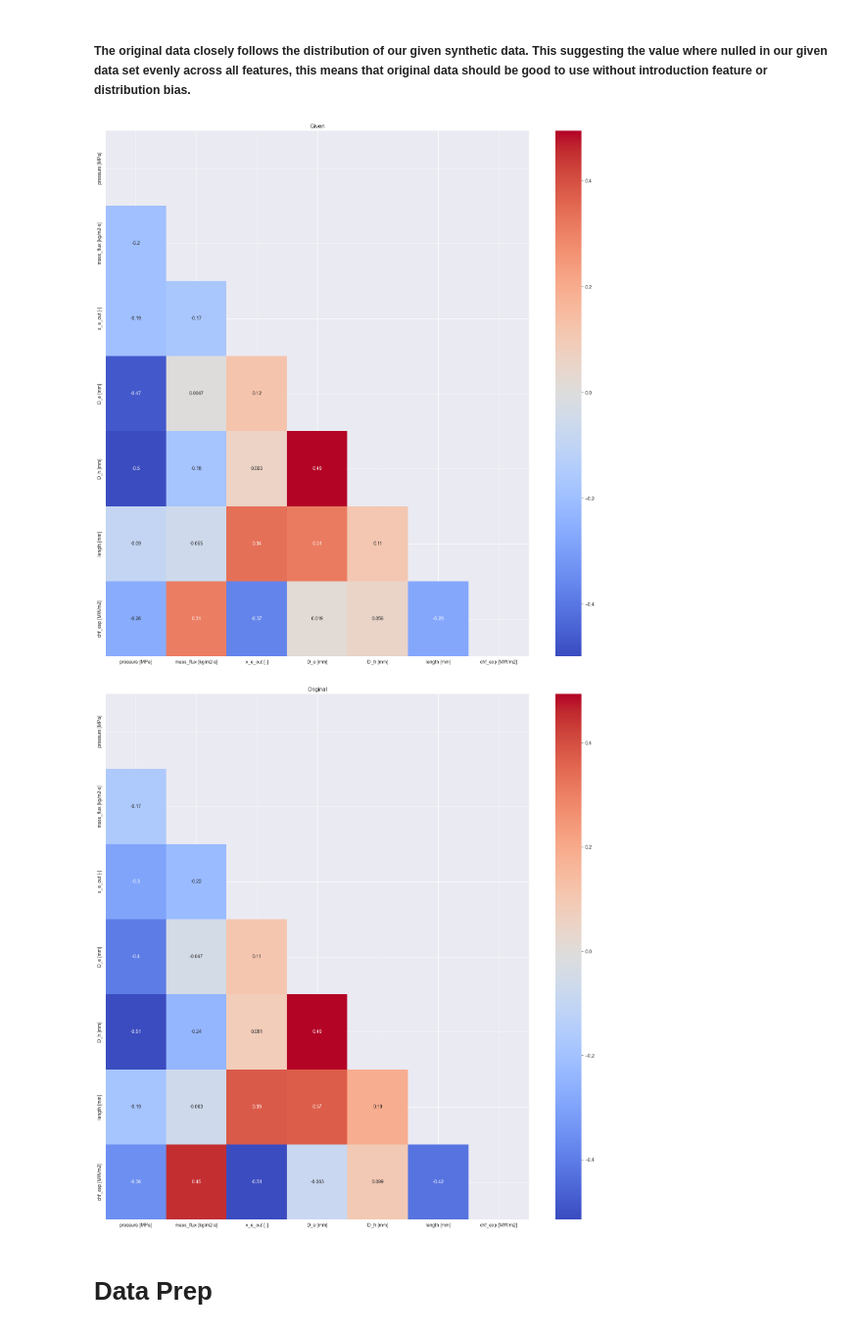
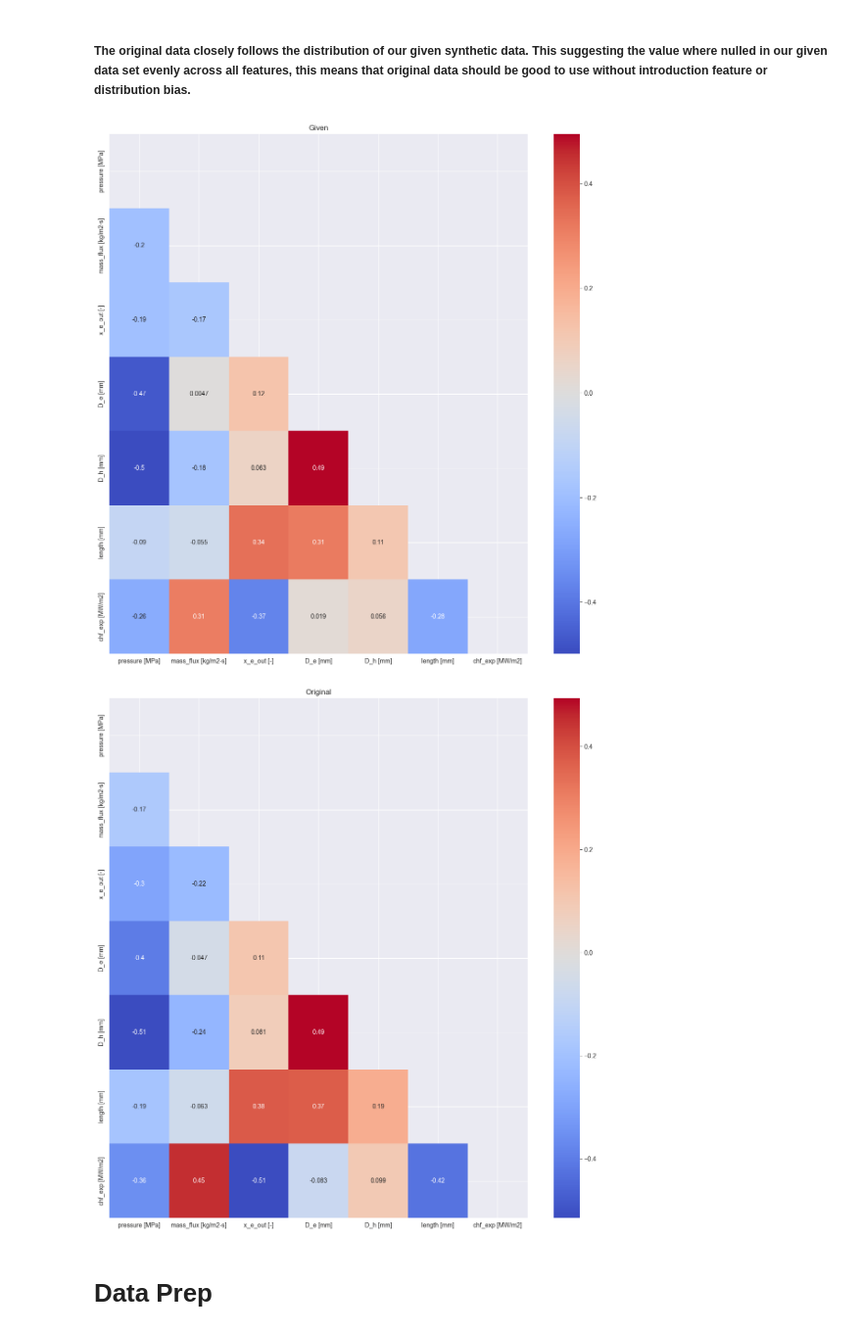
Before and after one commit to mnokno/FeatureImputationHeatFluxDataset, a Jupyter notebook: FeatureImputationHeatFluxDataset/src/FeatureImputationHeatFluxDataset.ipynb, the cells around one changed output. Shown at 98% size. Saved outputs shown, nothing was run; the diff lists cells and outputs as text; code cells hidden in the pictures.

```diff
--- a/FeatureImputationHeatFluxDataset/src/FeatureImputationHeatFluxDataset.ipynb
+++ b/FeatureImputationHeatFluxDataset/src/FeatureImputationHeatFluxDataset.ipynb
@@ -175,22 +190,22 @@ plt.show()
 ##### The original data closely follows the distribution of our given synthetic data. This suggesting the value where nulled in our given data set evenly across all features, this means that original data should be good to use without introduction feature or distribution bias.
 # %%
 def show_feature_correlation(df: pd.DataFrame, title: str):
-    plt.figure(figsize=(20, 20))
+    plt.figure(figsize=(15, 15))
     corr_matrix = df.select_dtypes(include='number').corr()
 
     # Generate a mask for the upper triangle
     mask = np.zeros_like(corr_matrix, dtype=bool)
     mask[np.triu_indices_from(mask)] = True
 
     sns.heatmap(corr_matrix, cmap='coolwarm', annot=True, mask=mask)
     plt.title(title)
     plt.show()
 
 show_feature_correlation(df_data, "Given")
 show_feature_correlation(df_og, "Original")
 # %% [output]
-[figure, old version]
+[figure, new version]
-[figure, old version]
+[figure, new version]
 # %% [markdown]
 # Data Prep
 # %%
```
Also changed, not shown: parts of 21 cells of this notebook, 2 other files.
